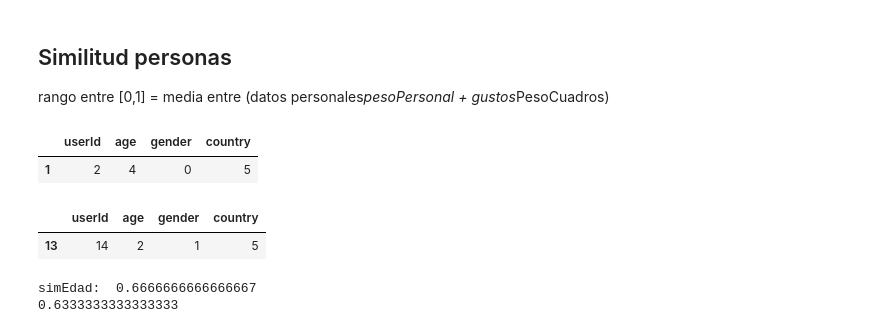
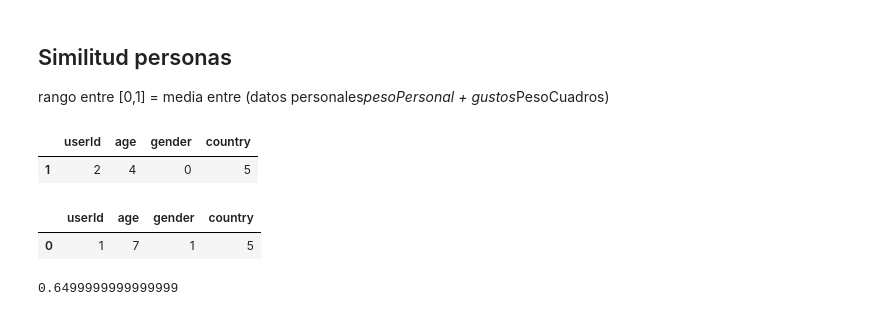
Before and after one commit to AlbertoGarciaDomenech/Comunidades-en-museos, a Jupyter notebook: Untitled1.ipynb, the cells around one changed output. Cells and saved outputs as stored; diff of their text form; code cells hidden in the pictures.

Commit message:
funcion simEdad

```diff
--- a/Untitled1.ipynb
+++ b/Untitled1.ipynb
@@ -383,10 +383,10 @@ a
 |  | userId | age | gender | country |
 | 1 | 2 | 4 | 0 | 5 |
 # %%
-prado_users.loc[prado_users['userId'] == 14]
+prado_users.loc[prado_users['userId'] == 1]
 # %% [output]
 |  | userId | age | gender | country |
-| 13 | 14 | 2 | 1 | 5 |
+| 0 | 1 | 7 | 1 | 5 |
 # %%
 #user1 y user2 = idUsuarios
 
@@ -411,7 +407,6 @@ def similarity(user1, user2):
     simGen = (u1['gender'].to_list()[0] == u2['gender'].to_list()[0])
     print(simPais*pesoPais + simEdad*pesoEdad + simGen*pesoGen)
 # %%
-similarity(2,14)
+similarity(2,1)
 # %% [output]
-simEdad:  0.6666666666666667
-0.6333333333333333
+0.6499999999999999
```
Also changed, not shown: parts of 1 cell of this notebook.
